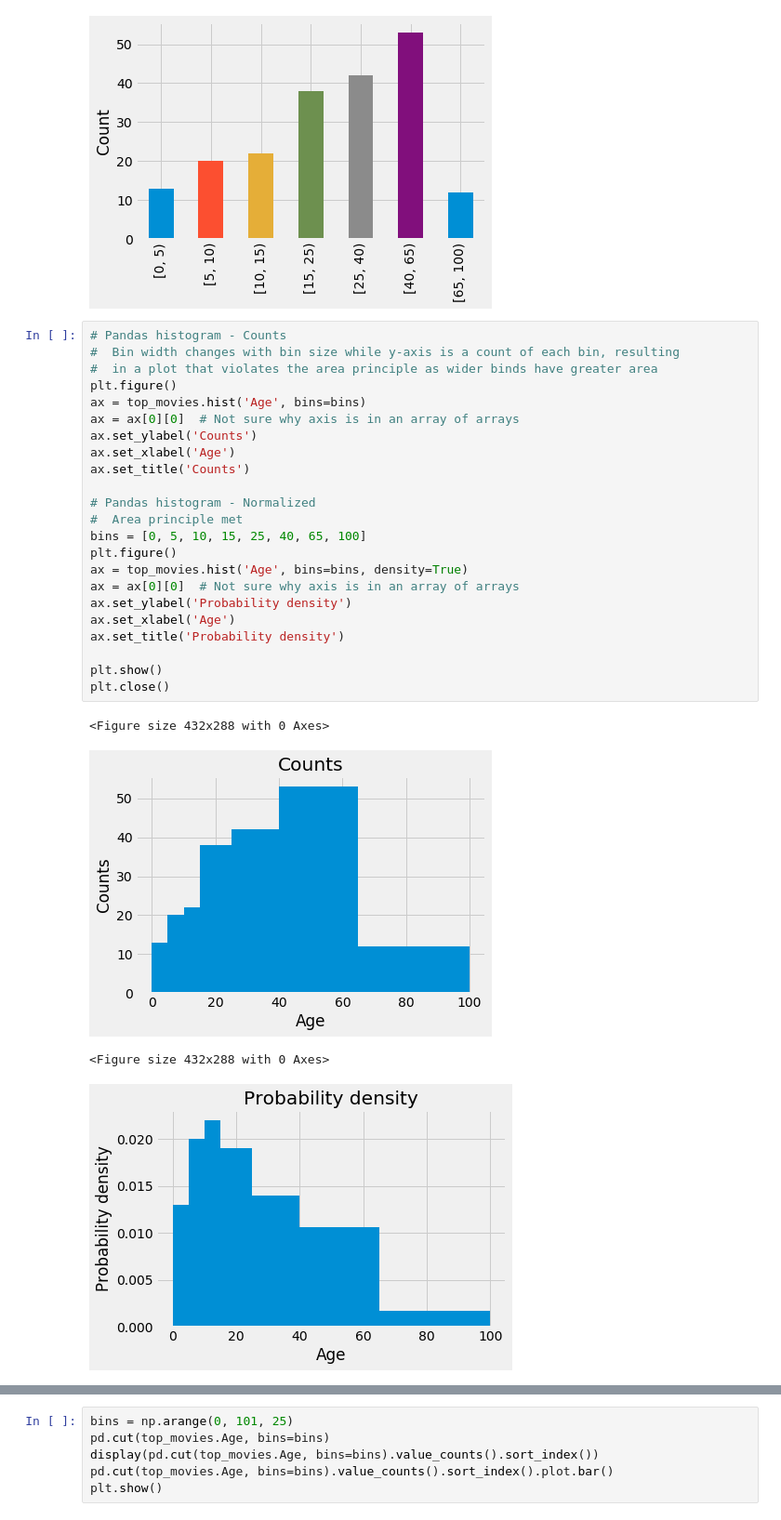
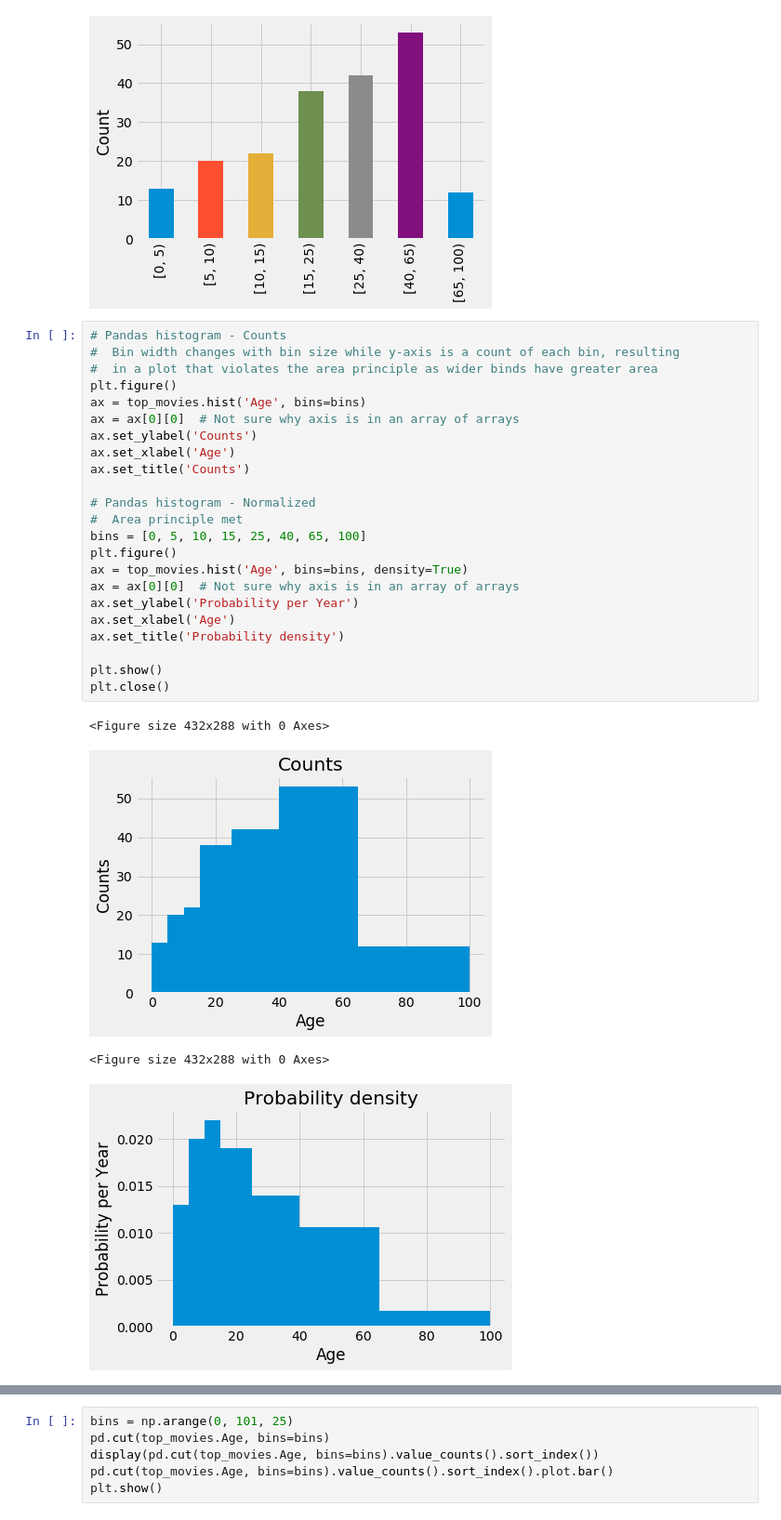
Before and after one commit to pmgasper/Berkeley_DataScience, a Jupyter notebook: lec08_histograms.ipynb, the cells around one changed output, grey strips where cells are left out. Shown at 93% size. Drawn from its saved outputs; the diff is of its cells as text.

```diff
--- a/lec08_histograms.ipynb
+++ b/lec08_histograms.ipynb
@@ -58,29 +58,29 @@ plt.close()
 # %%
 # Pandas histogram - Counts
 #  Bin width changes with bin size while y-axis is a count of each bin, resulting
 #  in a plot that violates the area principle as wider binds have greater area
 plt.figure()
 ax = top_movies.hist('Age', bins=bins)
 ax = ax[0][0]  # Not sure why axis is in an array of arrays
 ax.set_ylabel('Counts')
 ax.set_xlabel('Age')
 ax.set_title('Counts')
 
 # Pandas histogram - Normalized
 #  Area principle met
 bins = [0, 5, 10, 15, 25, 40, 65, 100]
 plt.figure()
 ax = top_movies.hist('Age', bins=bins, density=True)
 ax = ax[0][0]  # Not sure why axis is in an array of arrays
-ax.set_ylabel('Probability density')
+ax.set_ylabel('Probability per Year')
 ax.set_xlabel('Age')
 ax.set_title('Probability density')
 
 plt.show()
 plt.close()
 # %% [output]
 <Figure size 432x288 with 0 Axes>
 [figure]
 <Figure size 432x288 with 0 Axes>
-[figure, old version]
+[figure, new version]
 # %%
```
Also changed, not shown: parts of 9 cells of this notebook.
